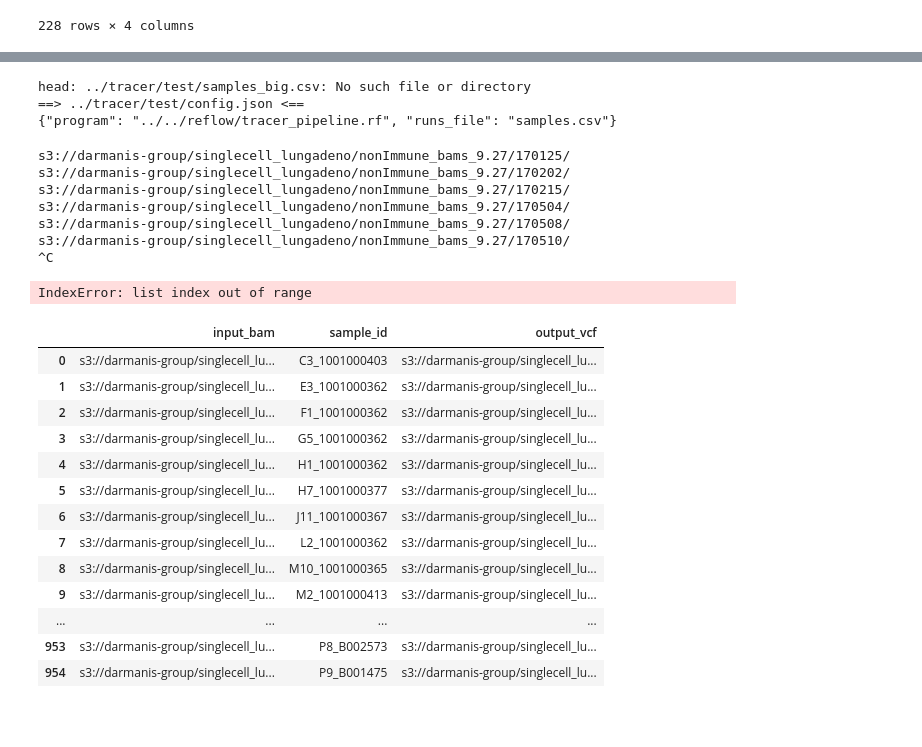
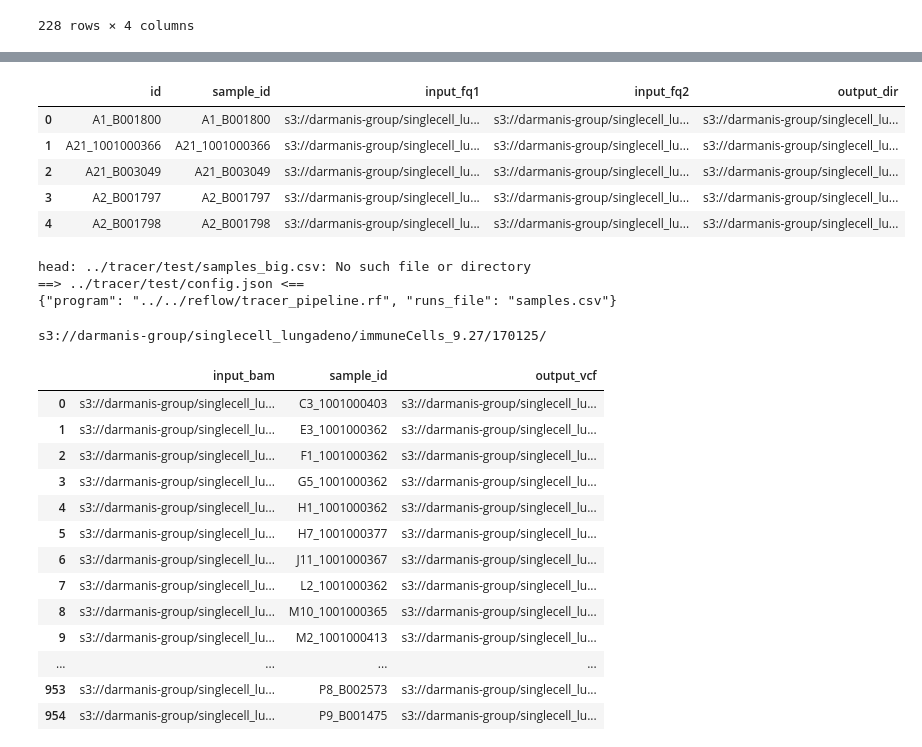
Before and after one commit to czbiohub/TCR_assembly_pipeline, a Jupyter notebook: py_notebooks/create_runbatch_config.ipynb, the cells around one changed output, grey strips where cells are left out. Drawn from its saved outputs; the diff is of its cells as text; code cells hidden in the pictures; blank space fills up the shorter version.

```diff
--- a/py_notebooks/create_runbatch_config.ipynb
+++ b/py_notebooks/create_runbatch_config.ipynb
@@ -227,3 +246,13 @@ samples_df.columns = ['sample_id','input_fq1','input_fq2']
+# %%
+samples_df = samples_df[['id', 'sample_id', 'input_fq1', 'input_fq2', 'output_dir']]
+samples_df.head()
+# %% [output]
+|  | id | sample_id | input_fq1 | input_fq2 | output_dir |
+| 0 | A1_B001800 | A1_B001800 | s3://darmanis-group/singlecell_lu... | s3://darmanis-group/singlecell_lu... | s3://darmanis-group/singlecell_lu... |
+| 1 | A21_1001000366 | A21_1001000366 | s3://darmanis-group/singlecell_lu... | s3://darmanis-group/singlecell_lu... | s3://darmanis-group/singlecell_lu... |
+| 2 | A21_B003049 | A21_B003049 | s3://darmanis-group/singlecell_lu... | s3://darmanis-group/singlecell_lu... | s3://darmanis-group/singlecell_lu... |
+| 3 | A2_B001797 | A2_B001797 | s3://darmanis-group/singlecell_lu... | s3://darmanis-group/singlecell_lu... | s3://darmanis-group/singlecell_lu... |
+| 4 | A2_B001798 | A2_B001798 | s3://darmanis-group/singlecell_lu... | s3://darmanis-group/singlecell_lu... | s3://darmanis-group/singlecell_lu... |
 # %%
 # write this guy to a file
 import json
@@ -291,6 +344,17 @@ def driver(prefix):
 # %%
 # call this our Main() i guess
 #       run driver function
+
+# get all of the run prefixes w/in immuneCells_9.27
+bucketPrefixes = 's3://darmanis-group/singlecell_lungadeno/immuneCells_9.27/'
+f = 'nonImmune_bams_9.27_prefixes.txt'
+! aws s3 ls $bucketPrefixes > $f
+
+# read run prefixes into a pandas df
+runs_df = pd.read_table(f, delim_whitespace=True, header=None, names=['is_prefix', 'run_name'])
+
+# add a full_path col
+runs_df['full_path'] = 's3://darmanis-group/singlecell_lungadeno/immuneCells_9.27/' + runs_df['run_name']
 
 big_df = pd.DataFrame() # init empty dataframe
 
@@ -304,14 +368,7 @@ for i in range(0, len(runs_df.index)-1):
 
 big_df.head()
 # %% [output]
-s3://darmanis-group/singlecell_lungadeno/nonImmune_bams_9.27/170125/
-s3://darmanis-group/singlecell_lungadeno/nonImmune_bams_9.27/170202/
-s3://darmanis-group/singlecell_lungadeno/nonImmune_bams_9.27/170215/
-s3://darmanis-group/singlecell_lungadeno/nonImmune_bams_9.27/170504/
-s3://darmanis-group/singlecell_lungadeno/nonImmune_bams_9.27/170508/
-s3://darmanis-group/singlecell_lungadeno/nonImmune_bams_9.27/170510/
-^C
+s3://darmanis-group/singlecell_lungadeno/immuneCells_9.27/170125/
-IndexError: list index out of range
 # %%
 big_df
 # %% [output]
```
Also changed, not shown: parts of 5 cells of this notebook, 30 other files.
